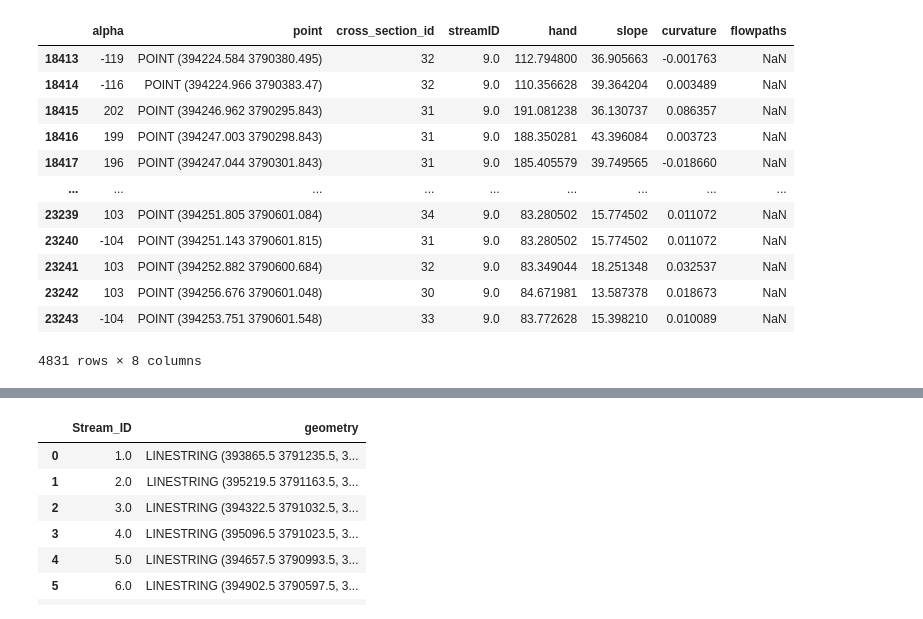
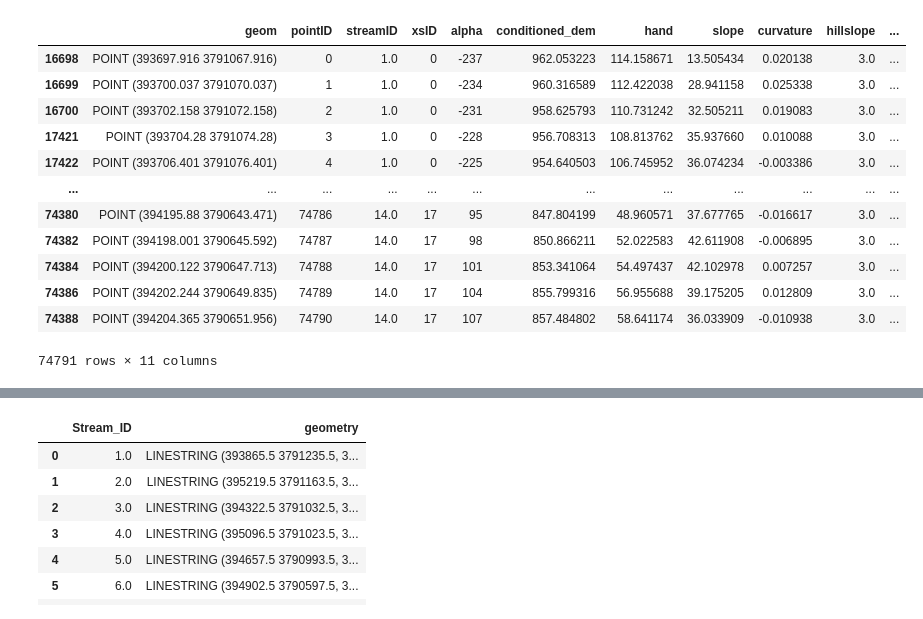
Before and after one commit to avkoehl/valleyx, a Jupyter notebook: notebooks/valleyfloor_test.ipynb, the cells around one changed output, grey strips where cells are left out. Drawn from its saved outputs; the diff is of its cells as text; code cells hidden in the pictures.

```diff
--- a/notebooks/valleyfloor_test.ipynb
+++ b/notebooks/valleyfloor_test.ipynb
@@ -43,4 +42,7 @@ from slopes.hillslopes import label_hillslopes
 subbasins = label_subbasins(dataset['flow_dir'], dataset['flow_acc'], dataset['flowpaths'], wbt)
 # %%
 hillslopes = label_hillslopes(dataset['flowpaths'], dataset['flow_dir'], subbasins, wbt)
+# %%
+dataset['hillslope'] = hillslopes
+dataset['subbasins'] = subbasins
 # %%
@@ -70,4 +50,4 @@ from slopes.network_xsections import *
 # %%
-xs = network_xsections(aligned_flowlines, dataset[['hand', 'slope', 'curvature', 'flowpaths']], 10, 40, 3, subbasins=subbasins)
+xs = network_xsections(aligned_flowlines, 10, 40, 3, subbasins=subbasins)
 # %%
-xs
+xs = observe_values(xs, dataset[['conditioned_dem', 'hand', 'slope', 'curvature', 'hillslope', 'flowpaths']])
@@ -88,18 +54,17 @@ xs
 # %%
-stream_xs= xs.loc[xs['streamID'] == 9]
-stream_xs
+xs
 # %% [output]
-|  | alpha | point | cross_section_id | streamID | hand | slope | curvature | flowpaths |
-| 18413 | -119 | POINT (394224.584 3790380.495) | 32 | 9.0 | 112.794800 | 36.905663 | -0.001763 | NaN |
-| 18414 | -116 | POINT (394224.966 3790383.47) | 32 | 9.0 | 110.356628 | 39.364204 | 0.003489 | NaN |
-| 18415 | 202 | POINT (394246.962 3790295.843) | 31 | 9.0 | 191.081238 | 36.130737 | 0.086357 | NaN |
-| 18416 | 199 | POINT (394247.003 3790298.843) | 31 | 9.0 | 188.350281 | 43.396084 | 0.003723 | NaN |
-| 18417 | 196 | POINT (394247.044 3790301.843) | 31 | 9.0 | 185.405579 | 39.749565 | -0.018660 | NaN |
-| ... | ... | ... | ... | ... | ... | ... | ... | ... |
-| 23239 | 103 | POINT (394251.805 3790601.084) | 34 | 9.0 | 83.280502 | 15.774502 | 0.011072 | NaN |
-| 23240 | -104 | POINT (394251.143 3790601.815) | 31 | 9.0 | 83.280502 | 15.774502 | 0.011072 | NaN |
-| 23241 | 103 | POINT (394252.882 3790600.684) | 32 | 9.0 | 83.349044 | 18.251348 | 0.032537 | NaN |
-| 23242 | 103 | POINT (394256.676 3790601.048) | 30 | 9.0 | 84.671981 | 13.587378 | 0.018673 | NaN |
-| 23243 | -104 | POINT (394253.751 3790601.548) | 33 | 9.0 | 83.772628 | 15.398210 | 0.010089 | NaN |
+|  | geom | pointID | streamID | xsID | alpha | conditioned_dem | hand | slope | curvature | hillslope | ... |
+| 16698 | POINT (393697.916 3791067.916) | 0 | 1.0 | 0 | -237 | 962.053223 | 114.158671 | 13.505434 | 0.020138 | 3.0 | ... |
+| 16699 | POINT (393700.037 3791070.037) | 1 | 1.0 | 0 | -234 | 960.316589 | 112.422038 | 28.941158 | 0.025338 | 3.0 | ... |
+| 16700 | POINT (393702.158 3791072.158) | 2 | 1.0 | 0 | -231 | 958.625793 | 110.731242 | 32.505211 | 0.019083 | 3.0 | ... |
+| 17421 | POINT (393704.28 3791074.28) | 3 | 1.0 | 0 | -228 | 956.708313 | 108.813762 | 35.937660 | 0.010088 | 3.0 | ... |
+| 17422 | POINT (393706.401 3791076.401) | 4 | 1.0 | 0 | -225 | 954.640503 | 106.745952 | 36.074234 | -0.003386 | 3.0 | ... |
+| ... | ... | ... | ... | ... | ... | ... | ... | ... | ... | ... | ... |
+| 74380 | POINT (394195.88 3790643.471) | 74786 | 14.0 | 17 | 95 | 847.804199 | 48.960571 | 37.677765 | -0.016617 | 3.0 | ... |
+| 74382 | POINT (394198.001 3790645.592) | 74787 | 14.0 | 17 | 98 | 850.866211 | 52.022583 | 42.611908 | -0.006895 | 3.0 | ... |
+| 74384 | POINT (394200.122 3790647.713) | 74788 | 14.0 | 17 | 101 | 853.341064 | 54.497437 | 42.102978 | 0.007257 | 3.0 | ... |
+| 74386 | POINT (394202.244 3790649.835) | 74789 | 14.0 | 17 | 104 | 855.799316 | 56.955688 | 39.175205 | 0.012809 | 3.0 | ... |
+| 74388 | POINT (394204.365 3790651.956) | 74790 | 14.0 | 17 | 107 | 857.484802 | 58.641174 | 36.033909 | -0.010938 | 3.0 | ... |
-4831 rows × 8 columns
+74791 rows × 11 columns
 # %%
```
Also changed, not shown: parts of 15 cells of this notebook, 5 other files.
